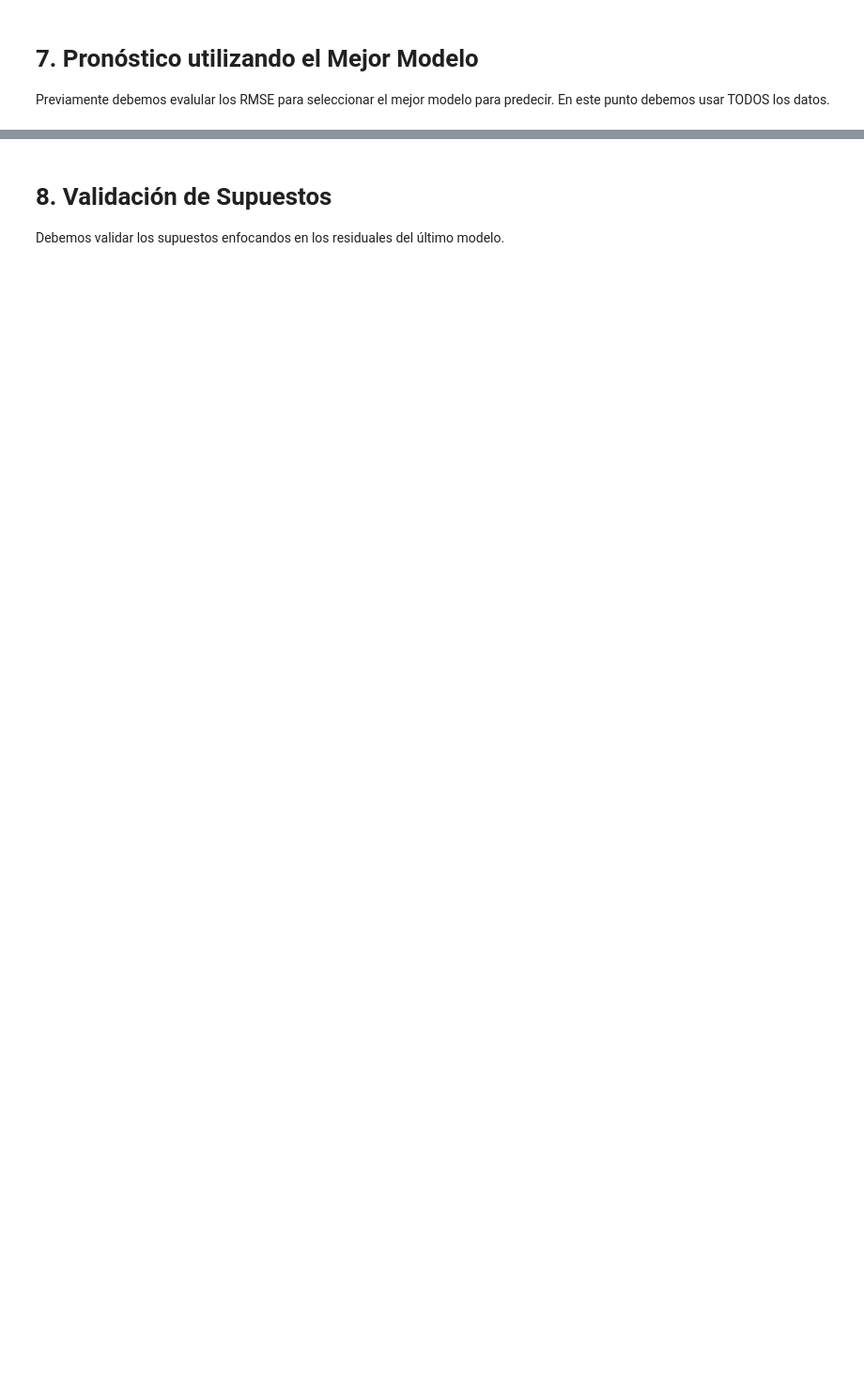
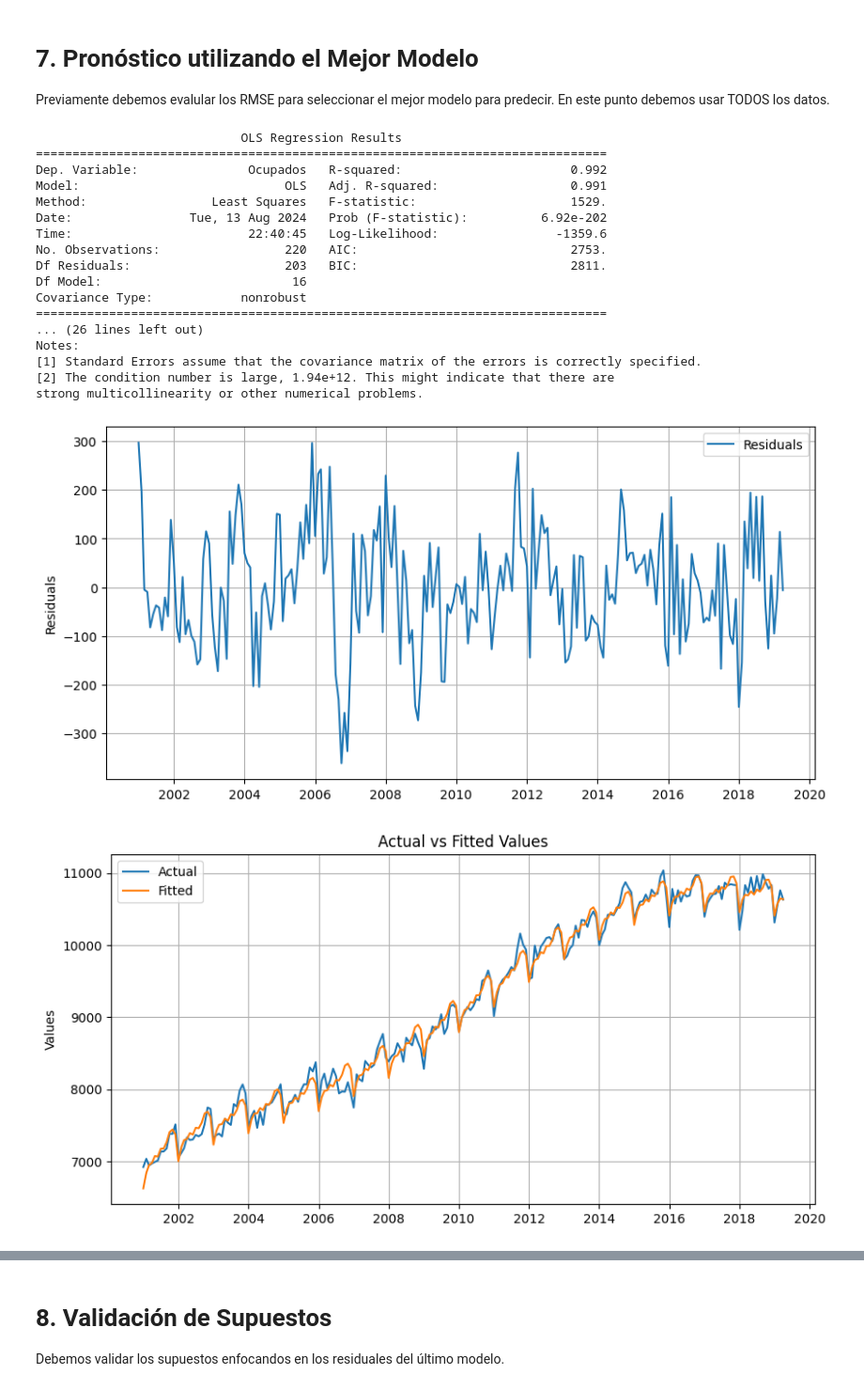
Before and after one commit to Daniel1martinez2/FDA_2_taller_2, a Jupyter notebook: main.ipynb, the cells around one changed output, grey strips where cells are left out. Shown at 94% size. Drawn from its saved outputs; the diff is of its cells as text; code cells hidden in the pictures; blank space fills up the shorter version.

```diff
--- a/main.ipynb
+++ b/main.ipynb
@@ -398,3 +561,31 @@ RMSE: 1279.1551318629215
 # 7. Pronóstico utilizando el Mejor Modelo
 
 Previamente debemos evalular los RMSE para seleccionar el mejor modelo para predecir. En este punto debemos usar TODOS los datos.
+# %%
+preds_best_model, _, _ ,model_final_fit = fit_polynomial_model_with_seasonality(
+    order=5,
+    train_data=data[["Ocupados"]],
+    test_data=None,
+    h=6
+)
+print(preds_best_model)
+# %% [output]
+                            OLS Regression Results
+==============================================================================
+Dep. Variable:               Ocupados   R-squared:                       0.992
+Model:                            OLS   Adj. R-squared:                  0.991
+Method:                 Least Squares   F-statistic:                     1529.
+Date:                Tue, 13 Aug 2024   Prob (F-statistic):          6.92e-202
+Time:                        22:40:45   Log-Likelihood:                -1359.6
+No. Observations:                 220   AIC:                             2753.
+Df Residuals:                     203   BIC:                             2811.
+Df Model:                          16
+Covariance Type:            nonrobust
+==============================================================================
+... (26 lines left out)
+Notes:
+[1] Standard Errors assume that the covariance matrix of the errors is correctly specified.
+[2] The condition number is large, 1.94e+12. This might indicate that there are
+strong multicollinearity or other numerical problems.
+[figure, added]
+[figure, added]
```
Also changed, not shown: parts of 14 cells of this notebook.
